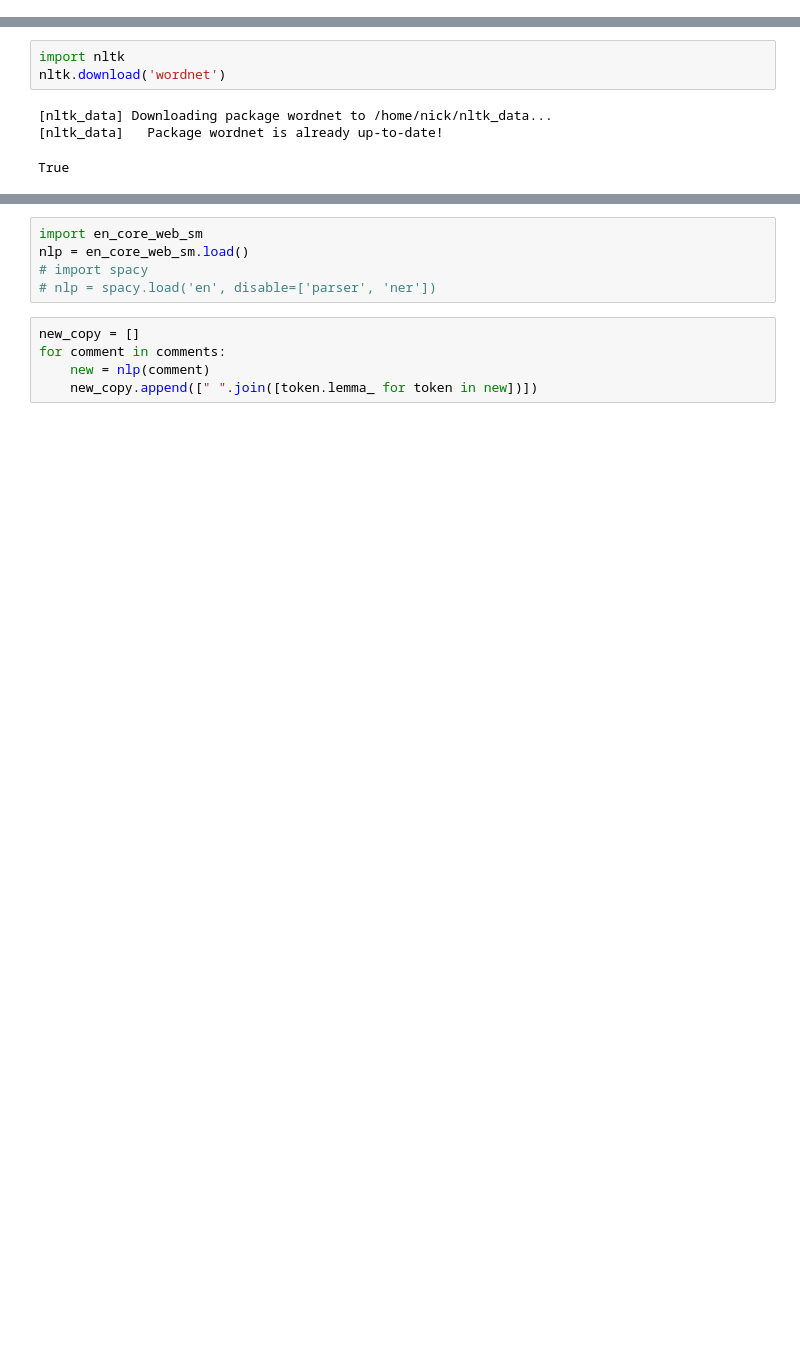
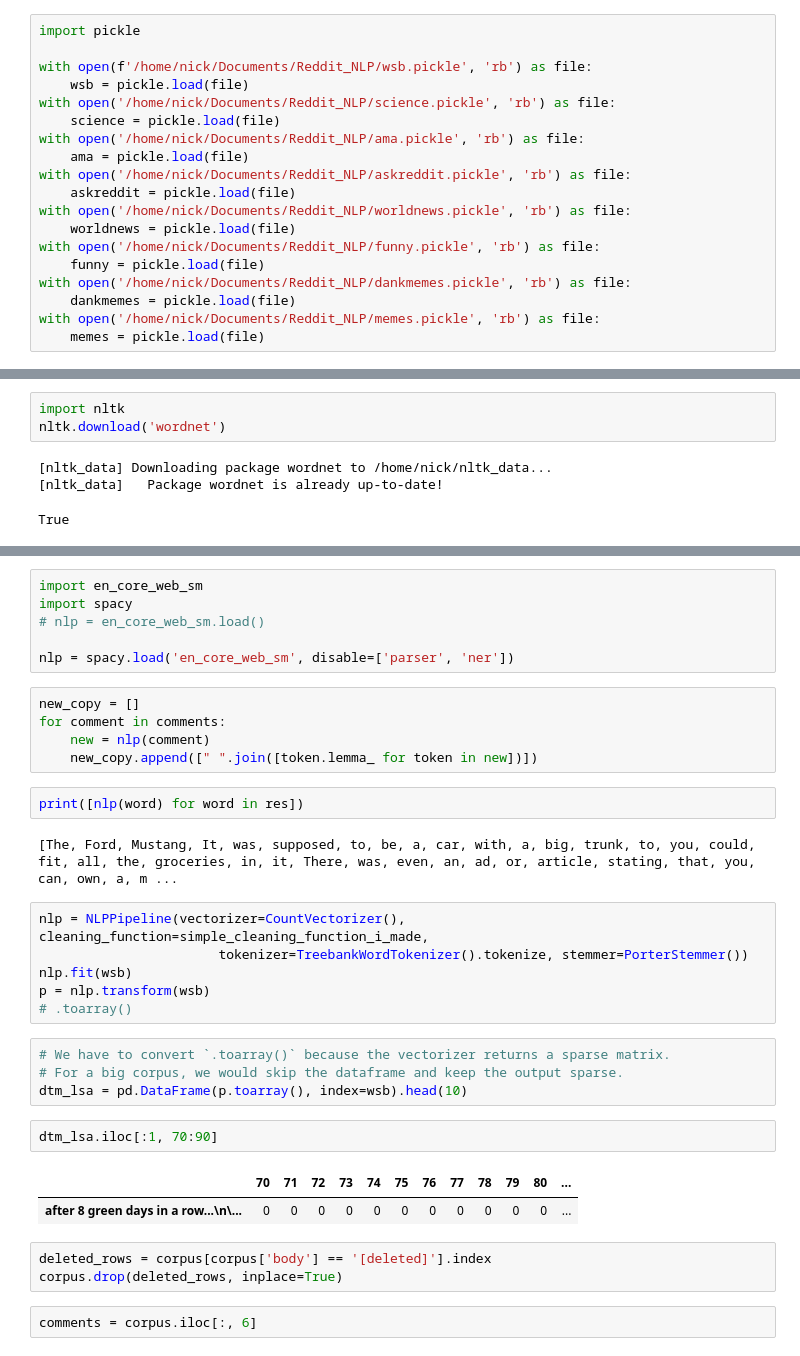
Before and after one commit to nhorton04/Reddit_Comments, a Jupyter notebook: Reddit_Comments NLP.ipynb, the cells around one changed output, grey strips where cells are left out. Drawn from its saved outputs; the diff is of its cells as text; blank space fills up the shorter version.

Commit message:
cleaned things up, nice file in my_comments

```diff
--- a/Reddit_Comments NLP.ipynb
+++ b/Reddit_Comments NLP.ipynb
@@ -62,6 +42,25 @@ comments
 comments = [x.split('http', 1)[0] for x in comments]
 comments = [x.split('pic.',1)[0] for x in comments]
 comments = [re.sub('[%s]' % re.escape(string.punctuation), '', text)  for text in comments]
+# %%
+import pickle
+
+with open(f'/home/nick/Documents/Reddit_NLP/wsb.pickle', 'rb') as file:
+    wsb = pickle.load(file)
+with open('/home/nick/Documents/Reddit_NLP/science.pickle', 'rb') as file:
+    science = pickle.load(file)
+with open('/home/nick/Documents/Reddit_NLP/ama.pickle', 'rb') as file:
+    ama = pickle.load(file)
+with open('/home/nick/Documents/Reddit_NLP/askreddit.pickle', 'rb') as file:
+    askreddit = pickle.load(file)
+with open('/home/nick/Documents/Reddit_NLP/worldnews.pickle', 'rb') as file:
+    worldnews = pickle.load(file)
+with open('/home/nick/Documents/Reddit_NLP/funny.pickle', 'rb') as file:
+    funny = pickle.load(file)
+with open('/home/nick/Documents/Reddit_NLP/dankmemes.pickle', 'rb') as file:
+    dankmemes = pickle.load(file)
+with open('/home/nick/Documents/Reddit_NLP/memes.pickle', 'rb') as file:
+    memes = pickle.load(file)
 # %%
 from nltk.stem.lancaster import LancasterStemmer
 from nltk.stem.porter import PorterStemmer
@@ -103,10 +108,35 @@ print([stemmerwn.lemmatize(word) for word in res])
 # %%
 import en_core_web_sm
-nlp = en_core_web_sm.load()
-# import spacy
-# nlp = spacy.load('en', disable=['parser', 'ner'])
+import spacy
+# nlp = en_core_web_sm.load()
+
+nlp = spacy.load('en_core_web_sm', disable=['parser', 'ner'])
 # %%
 new_copy = []
 for comment in comments:
     new = nlp(comment)
     new_copy.append([" ".join([token.lemma_ for token in new])])
+# %%
+print([nlp(word) for word in res])
+# %% [output]
+[The, Ford, Mustang, It, was, supposed, to, be, a, car, with, a, big, trunk, to, you, could, fit, all, the, groceries, in, it, There, was, even, an, ad, or, article, stating, that, you, can, own, a, m ...
+# %%
+nlp = NLPPipeline(vectorizer=CountVectorizer(), cleaning_function=simple_cleaning_function_i_made,
+                       tokenizer=TreebankWordTokenizer().tokenize, stemmer=PorterStemmer())
+nlp.fit(wsb)
+p = nlp.transform(wsb)
+# .toarray()
+# %%
+# We have to convert `.toarray()` because the vectorizer returns a sparse matrix.
+# For a big corpus, we would skip the dataframe and keep the output sparse.
+dtm_lsa = pd.DataFrame(p.toarray(), index=wsb).head(10)
+# %%
+dtm_lsa.iloc[:1, 70:90]
+# %% [output]
+|  | 70 | 71 | 72 | 73 | 74 | 75 | 76 | 77 | 78 | 79 | 80 | ... |
+| after 8 green days in a row...\n\... | 0 | 0 | 0 | 0 | 0 | 0 | 0 | 0 | 0 | 0 | 0 | ... |
+# %%
+deleted_rows = corpus[corpus['body'] == '[deleted]'].index
+corpus.drop(deleted_rows, inplace=True)
+# %%
+comments = corpus.iloc[:, 6]
```
Also changed, not shown: parts of 13 cells of this notebook, 9 other files.
